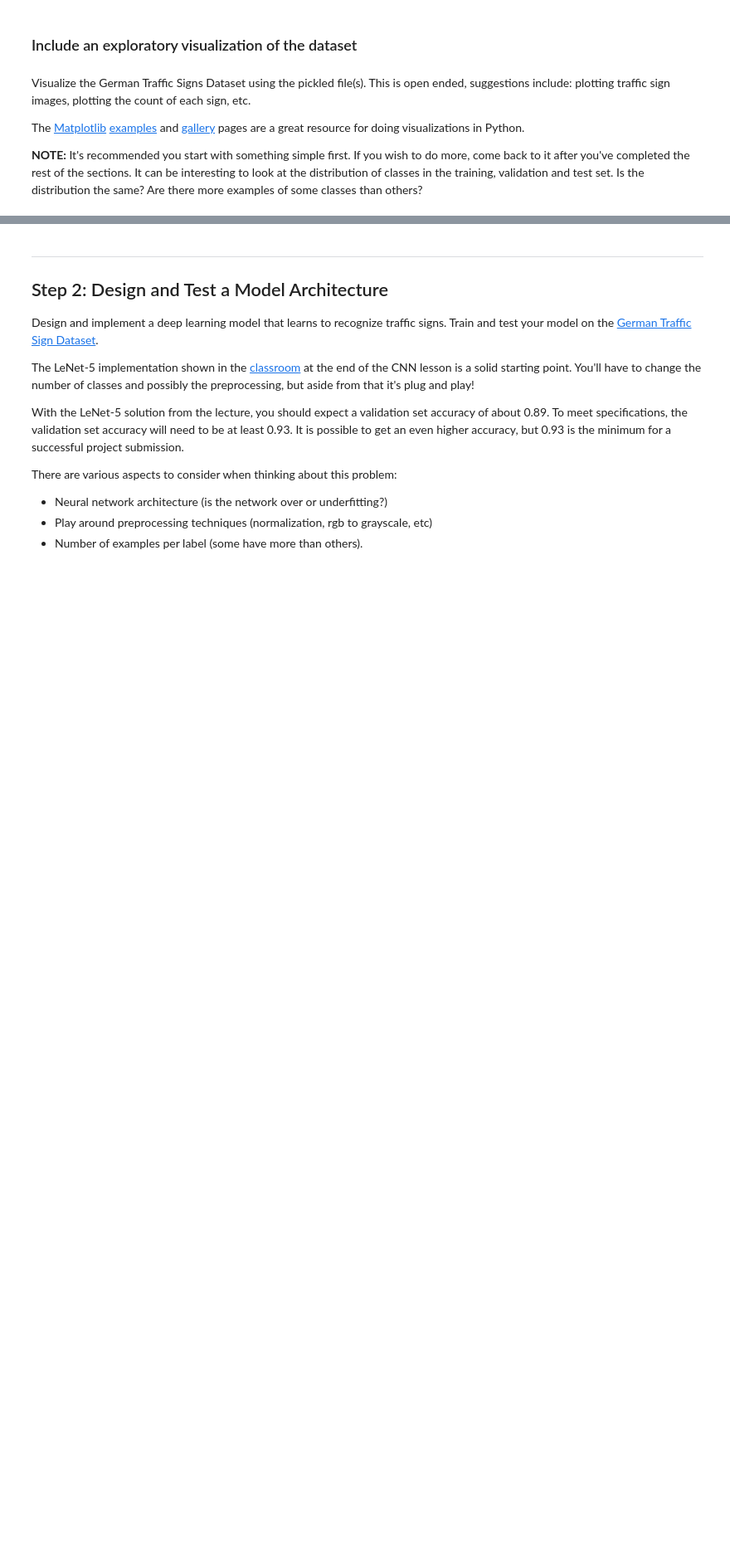
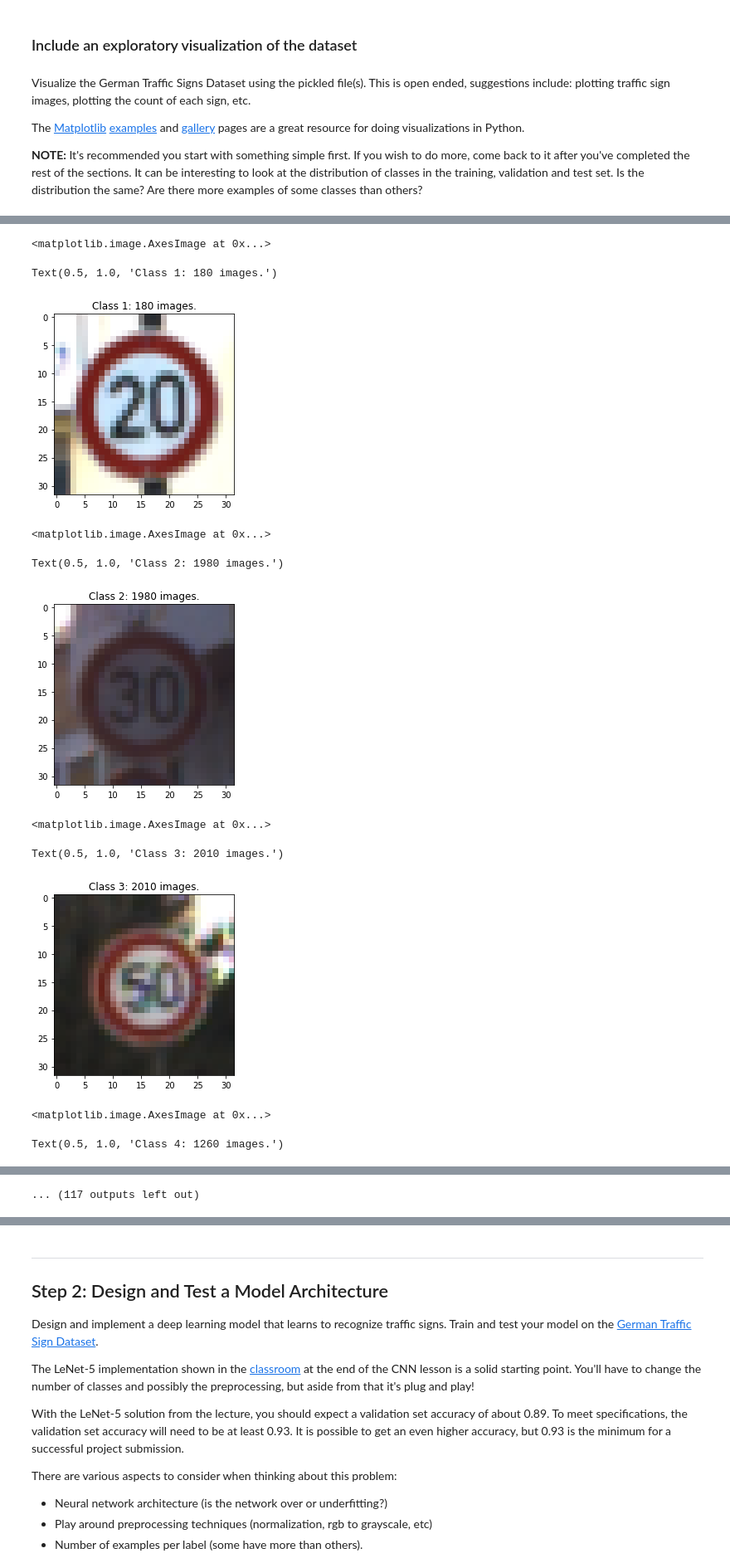
Before and after one commit to udacity/CarND-Traffic-Sign-Classifier-Project, a Jupyter notebook: Traffic_Sign_Classifier.ipynb, the cells around one changed output, grey strips where cells are left out. Shown at 83% size. Drawn from its saved outputs; the diff is of its cells as text; code cells hidden in the pictures; blank space fills up the shorter version.

```diff
--- a/Traffic_Sign_Classifier.ipynb
+++ b/Traffic_Sign_Classifier.ipynb
@@ -93,0 +226,36 @@ import matplotlib.pyplot as plt
+# %%
+# Display images from each class
+# Sample image from each class and count the total images per label.
+nb_per_class = np.zeros((n_classes,), dtype=int)
+for i in range(n_classes):
+    nb_per_class[i] = np.sum(train['labels']==i)
+    idxes = np.argwhere(train['labels']==i)
+    plt.imshow(train['features'][idxes[12][0]])
+    plt.title('Class %i: %i images.' % (i+1, nb_per_class[i]))
+    plt.show()
+
+
+# # Graph of the number of items per class
+# plt.plot(nb_per_class, 'bo')
+# plt.ylabel('Nb of training images')
+# plt.show()
+
+# # Some blurry(!) images
+# nb_plots = 4
+# delta = 17900
+# for i in range(nb_plots):
+#     plt.subplot(1, nb_plots, i+1)
+#     plt.imshow(train['features'][delta+i])
+# plt.show()
+# %% [output]
+<matplotlib.image.AxesImage at 0x...>
+Text(0.5, 1.0, 'Class 1: 180 images.')
+[figure, added]
+<matplotlib.image.AxesImage at 0x...>
+Text(0.5, 1.0, 'Class 2: 1980 images.')
+[figure, added]
+<matplotlib.image.AxesImage at 0x...>
+Text(0.5, 1.0, 'Class 3: 2010 images.')
+[figure, added]
+<matplotlib.image.AxesImage at 0x...>
+Text(0.5, 1.0, 'Class 4: 1260 images.')
@@ -93,0 +263 @@ import matplotlib.pyplot as plt
+... (117 outputs left out)
```
Also changed, not shown: parts of 28 cells of this notebook.
